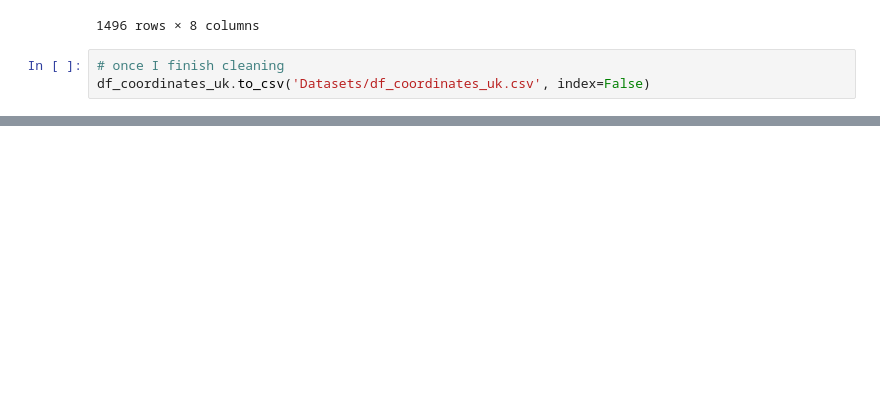
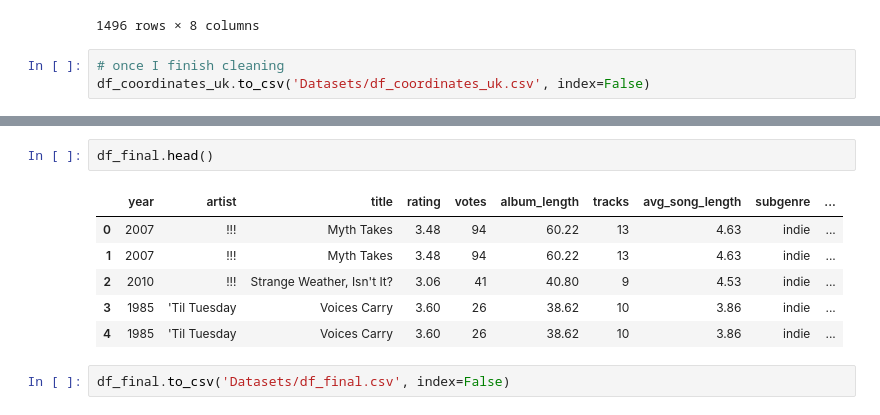
Before and after one commit to arnauog/what_the_rock, a Jupyter notebook: 4 geopy_origins.ipynb, the cells around one changed output, grey strips where cells are left out. Saved outputs shown, nothing was run; the diff lists cells and outputs as text; blank space fills up the shorter version.

```diff
--- a/4 geopy_origins.ipynb
+++ b/4 geopy_origins.ipynb
@@ -3325,0 +3344,11 @@ merge[merge['style']=='New Wave'].shape
+# %%
+df_final.head()
+# %% [output]
+|  | year | artist | title | rating | votes | album_length | tracks | avg_song_length | subgenre | ... |
+| 0 | 2007 | !!! | Myth Takes | 3.48 | 94 | 60.22 | 13 | 4.63 | indie | ... |
+| 1 | 2007 | !!! | Myth Takes | 3.48 | 94 | 60.22 | 13 | 4.63 | indie | ... |
+| 2 | 2010 | !!! | Strange Weather, Isn't It? | 3.06 | 41 | 40.80 | 9 | 4.53 | indie | ... |
+| 3 | 1985 | 'Til Tuesday | Voices Carry | 3.60 | 26 | 38.62 | 10 | 3.86 | indie | ... |
+| 4 | 1985 | 'Til Tuesday | Voices Carry | 3.60 | 26 | 38.62 | 10 | 3.86 | indie | ... |
+# %%
+df_final.to_csv('Datasets/df_final.csv', index=False)
```
Also changed, not shown: parts of 23 cells of this notebook, 9 other files.
